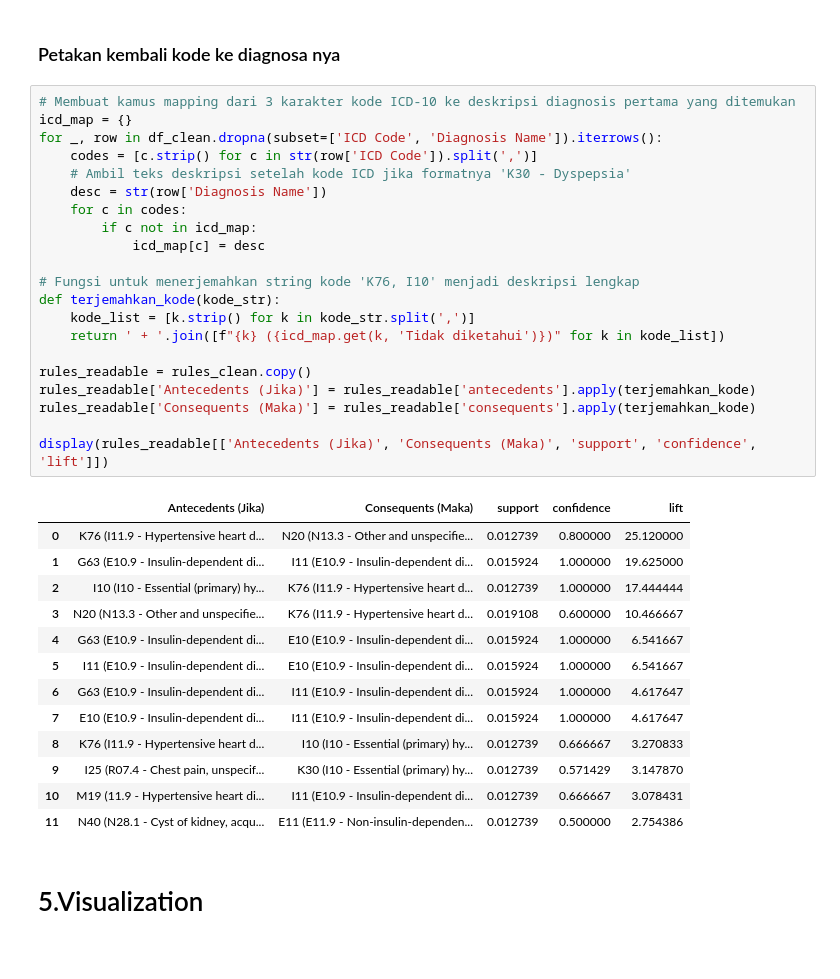
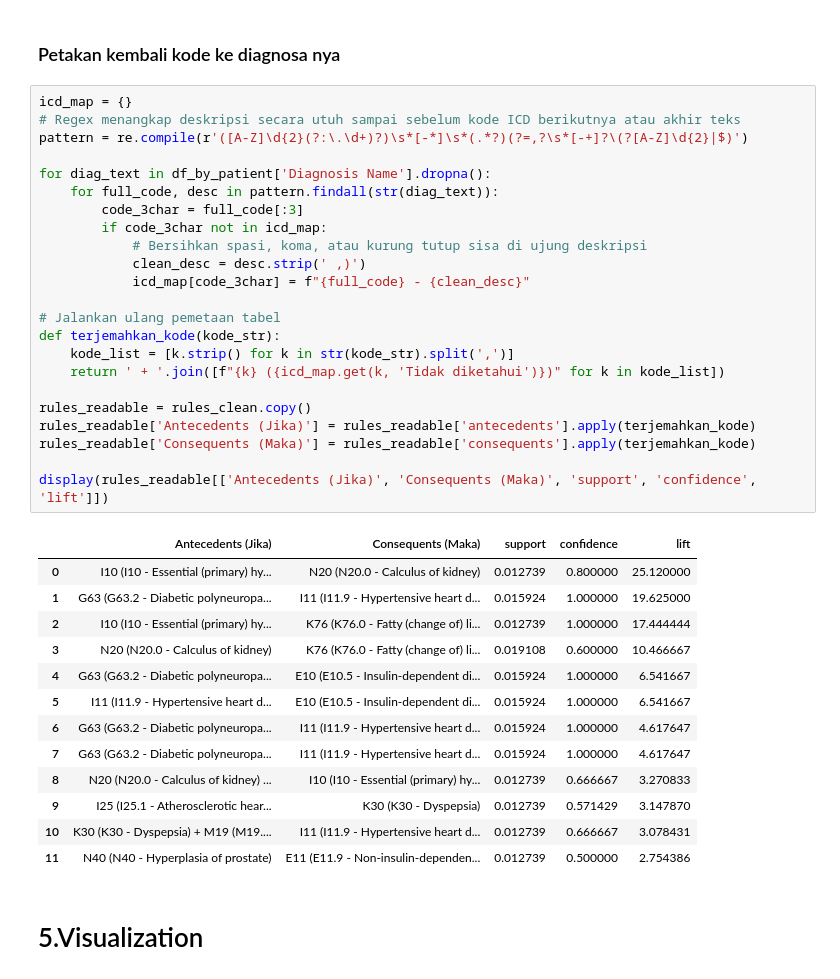
Before and after one commit to Us9r/association-rule-mining, a Jupyter notebook: association_rule_rsud.ipynb, the cells around one changed output. Saved outputs shown, nothing was run; the diff lists cells and outputs as text.

Commit message:
fix icd 10 to table on [26] code block

```diff
--- a/association_rule_rsud.ipynb
+++ b/association_rule_rsud.ipynb
@@ -373,40 +373,42 @@ Total aturan asosiasi terbentuk: 12
 # %% [markdown]
 ### Petakan kembali kode ke diagnosa nya
 # %%
-# Membuat kamus mapping dari 3 karakter kode ICD-10 ke deskripsi diagnosis pertama yang ditemukan
 icd_map = {}
-for _, row in df_clean.dropna(subset=['ICD Code', 'Diagnosis Name']).iterrows():
-    codes = [c.strip() for c in str(row['ICD Code']).split(',')]
-    # Ambil teks deskripsi setelah kode ICD jika formatnya 'K30 - Dyspepsia'
-    desc = str(row['Diagnosis Name'])
-    for c in codes:
-        if c not in icd_map:
-            icd_map[c] = desc
+# Regex menangkap deskripsi secara utuh sampai sebelum kode ICD berikutnya atau akhir teks
+pattern = re.compile(r'([A-Z]\d{2}(?:\.\d+)?)\s*[-*]\s*(.*?)(?=,?\s*[-+]?\(?[A-Z]\d{2}|$)')
 
-# Fungsi untuk menerjemahkan string kode 'K76, I10' menjadi deskripsi lengkap
+for diag_text in df_by_patient['Diagnosis Name'].dropna():
+    for full_code, desc in pattern.findall(str(diag_text)):
+        code_3char = full_code[:3]
+        if code_3char not in icd_map:
+            # Bersihkan spasi, koma, atau kurung tutup sisa di ujung deskripsi
+            clean_desc = desc.strip(' ,)')
+            icd_map[code_3char] = f"{full_code} - {clean_desc}"
+
+# Jalankan ulang pemetaan tabel
 def terjemahkan_kode(kode_str):
-    kode_list = [k.strip() for k in kode_str.split(',')]
+    kode_list = [k.strip() for k in str(kode_str).split(',')]
     return ' + '.join([f"{k} ({icd_map.get(k, 'Tidak diketahui')})" for k in kode_list])
 
 rules_readable = rules_clean.copy()
 rules_readable['Antecedents (Jika)'] = rules_readable['antecedents'].apply(terjemahkan_kode)
 rules_readable['Consequents (Maka)'] = rules_readable['consequents'].apply(terjemahkan_kode)
 
 display(rules_readable[['Antecedents (Jika)', 'Consequents (Maka)', 'support', 'confidence', 'lift']])
 # %% [output]
 |  | Antecedents (Jika) | Consequents (Maka) | support | confidence | lift |
-| 0 | K76 (I11.9 - Hypertensive heart d... | N20 (N13.3 - Other and unspecifie... | 0.012739 | 0.800000 | 25.120000 |
-| 1 | G63 (E10.9 - Insulin-dependent di... | I11 (E10.9 - Insulin-dependent di... | 0.015924 | 1.000000 | 19.625000 |
-| 2 | I10 (I10 - Essential (primary) hy... | K76 (I11.9 - Hypertensive heart d... | 0.012739 | 1.000000 | 17.444444 |
-| 3 | N20 (N13.3 - Other and unspecifie... | K76 (I11.9 - Hypertensive heart d... | 0.019108 | 0.600000 | 10.466667 |
-| 4 | G63 (E10.9 - Insulin-dependent di... | E10 (E10.9 - Insulin-dependent di... | 0.015924 | 1.000000 | 6.541667 |
-| 5 | I11 (E10.9 - Insulin-dependent di... | E10 (E10.9 - Insulin-dependent di... | 0.015924 | 1.000000 | 6.541667 |
-| 6 | G63 (E10.9 - Insulin-dependent di... | I11 (E10.9 - Insulin-dependent di... | 0.015924 | 1.000000 | 4.617647 |
-| 7 | E10 (E10.9 - Insulin-dependent di... | I11 (E10.9 - Insulin-dependent di... | 0.015924 | 1.000000 | 4.617647 |
-| 8 | K76 (I11.9 - Hypertensive heart d... | I10 (I10 - Essential (primary) hy... | 0.012739 | 0.666667 | 3.270833 |
-| 9 | I25 (R07.4 - Chest pain, unspecif... | K30 (I10 - Essential (primary) hy... | 0.012739 | 0.571429 | 3.147870 |
-| 10 | M19 (11.9 - Hypertensive heart di... | I11 (E10.9 - Insulin-dependent di... | 0.012739 | 0.666667 | 3.078431 |
-| 11 | N40 (N28.1 - Cyst of kidney, acqu... | E11 (E11.9 - Non-insulin-dependen... | 0.012739 | 0.500000 | 2.754386 |
+| 0 | I10 (I10 - Essential (primary) hy... | N20 (N20.0 - Calculus of kidney) | 0.012739 | 0.800000 | 25.120000 |
+| 1 | G63 (G63.2 - Diabetic polyneuropa... | I11 (I11.9 - Hypertensive heart d... | 0.015924 | 1.000000 | 19.625000 |
+| 2 | I10 (I10 - Essential (primary) hy... | K76 (K76.0 - Fatty (change of) li... | 0.012739 | 1.000000 | 17.444444 |
+| 3 | N20 (N20.0 - Calculus of kidney) | K76 (K76.0 - Fatty (change of) li... | 0.019108 | 0.600000 | 10.466667 |
+| 4 | G63 (G63.2 - Diabetic polyneuropa... | E10 (E10.5 - Insulin-dependent di... | 0.015924 | 1.000000 | 6.541667 |
+| 5 | I11 (I11.9 - Hypertensive heart d... | E10 (E10.5 - Insulin-dependent di... | 0.015924 | 1.000000 | 6.541667 |
+| 6 | G63 (G63.2 - Diabetic polyneuropa... | I11 (I11.9 - Hypertensive heart d... | 0.015924 | 1.000000 | 4.617647 |
+| 7 | G63 (G63.2 - Diabetic polyneuropa... | I11 (I11.9 - Hypertensive heart d... | 0.015924 | 1.000000 | 4.617647 |
+| 8 | N20 (N20.0 - Calculus of kidney) ... | I10 (I10 - Essential (primary) hy... | 0.012739 | 0.666667 | 3.270833 |
+| 9 | I25 (I25.1 - Atherosclerotic hear... | K30 (K30 - Dyspepsia) | 0.012739 | 0.571429 | 3.147870 |
+| 10 | K30 (K30 - Dyspepsia) + M19 (M19.... | I11 (I11.9 - Hypertensive heart d... | 0.012739 | 0.666667 | 3.078431 |
+| 11 | N40 (N40 - Hyperplasia of prostate) | E11 (E11.9 - Non-insulin-dependen... | 0.012739 | 0.500000 | 2.754386 |
 # %% [markdown]
 # 5.Visualization
 # %% [markdown]
```
Also changed, not shown: parts of 2 cells of this notebook.
